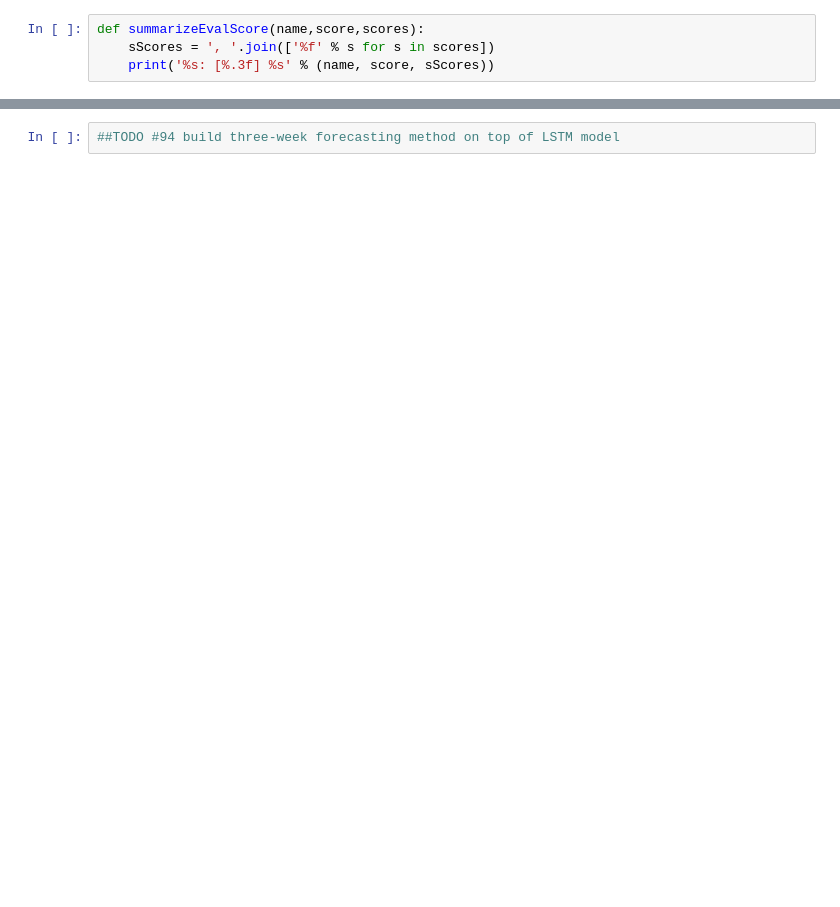
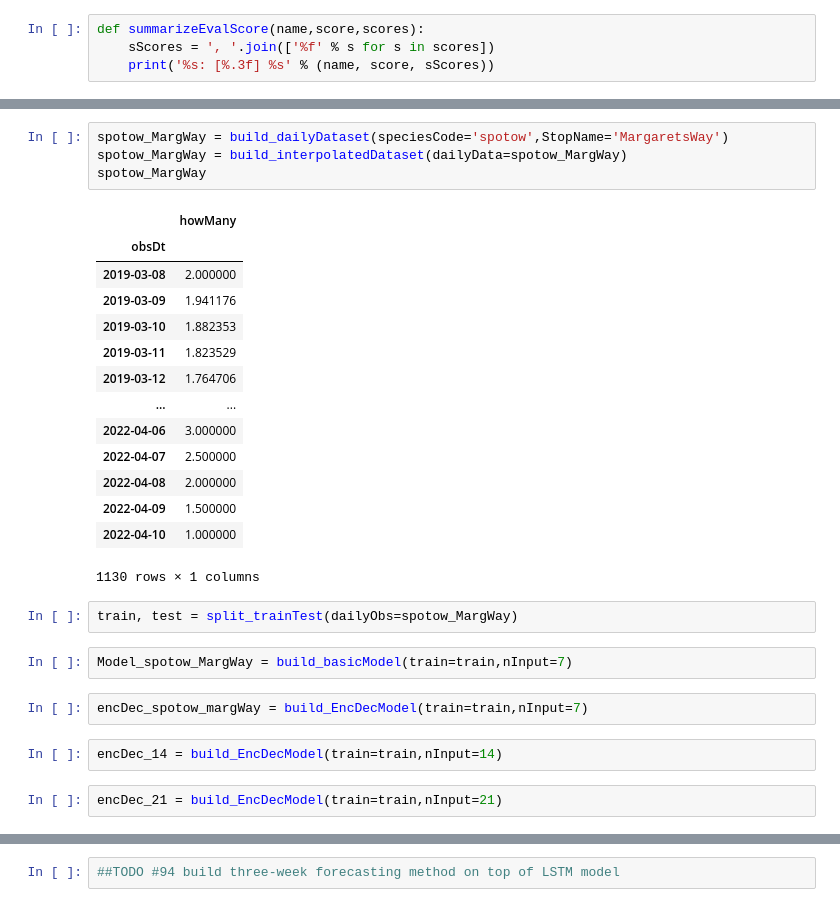
Before and after one commit to Tanag3r/trailheadDirect_birds, a Jupyter notebook: lstm_analysis.ipynb, the cells around one changed output, grey strips where cells are left out. Cells and saved outputs as stored; diff of their text form; blank space fills up the shorter version.

```diff
--- a/lstm_analysis.ipynb
+++ b/lstm_analysis.ipynb
@@ -228 +264,30 @@ def summarizeEvalScore(name,score,scores):
+# %%
+spotow_MargWay = build_dailyDataset(speciesCode='spotow',StopName='MargaretsWay')
+spotow_MargWay = build_interpolatedDataset(dailyData=spotow_MargWay)
+spotow_MargWay
+# %% [output]
+|  | howMany |
+| obsDt |  |
+| 2019-03-08 | 2.000000 |
+| 2019-03-09 | 1.941176 |
+| 2019-03-10 | 1.882353 |
+| 2019-03-11 | 1.823529 |
+| 2019-03-12 | 1.764706 |
+| ... | ... |
+| 2022-04-06 | 3.000000 |
+| 2022-04-07 | 2.500000 |
+| 2022-04-08 | 2.000000 |
+| 2022-04-09 | 1.500000 |
+| 2022-04-10 | 1.000000 |
+1130 rows × 1 columns
+# %%
+train, test = split_trainTest(dailyObs=spotow_MargWay)
+# %%
+Model_spotow_MargWay = build_basicModel(train=train,nInput=7)
+# %%
+encDec_spotow_margWay = build_EncDecModel(train=train,nInput=7)
+# %%
+encDec_14 = build_EncDecModel(train=train,nInput=14)
+# %%
+encDec_21 = build_EncDecModel(train=train,nInput=21)
 # %%
```
Also changed, not shown: parts of 18 cells of this notebook.
